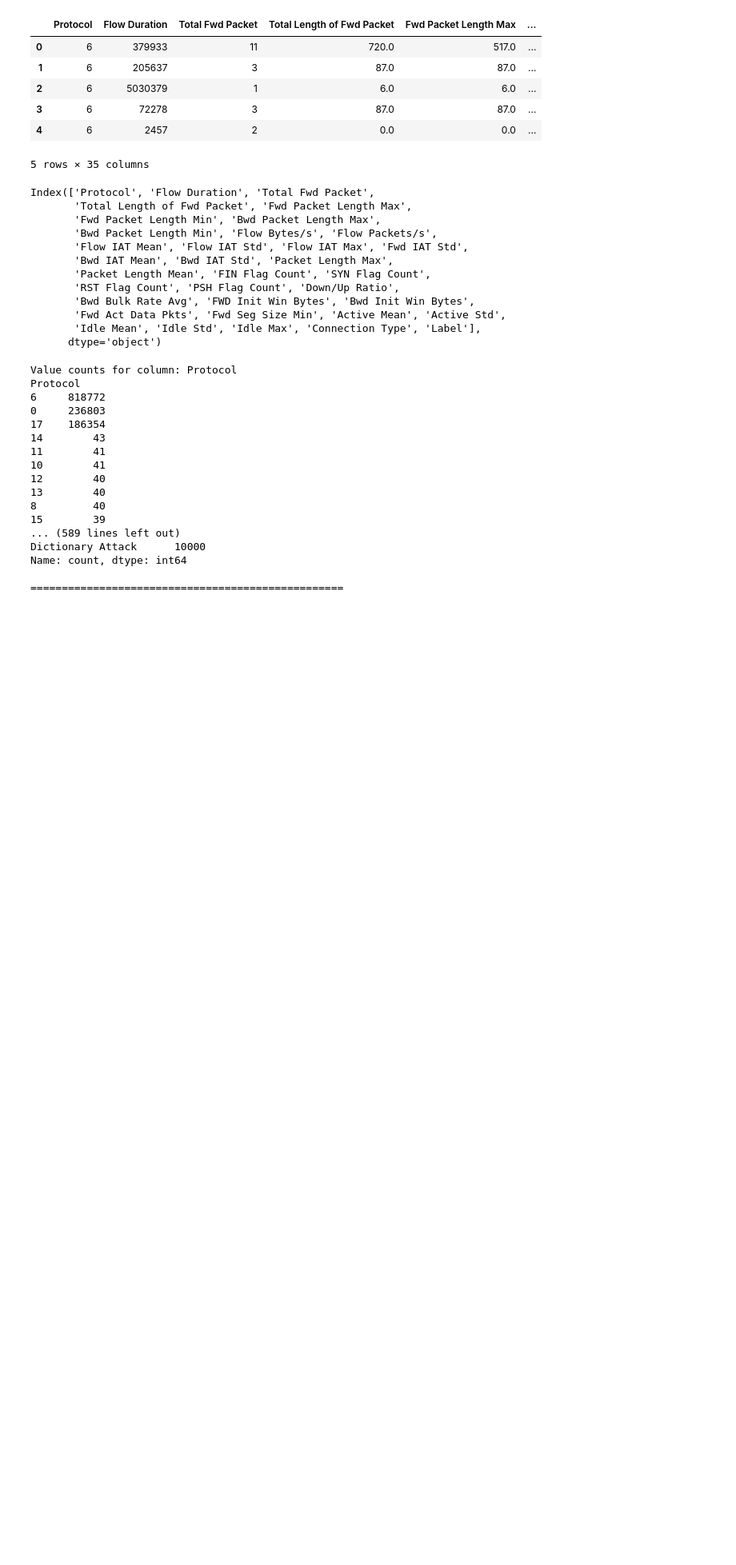
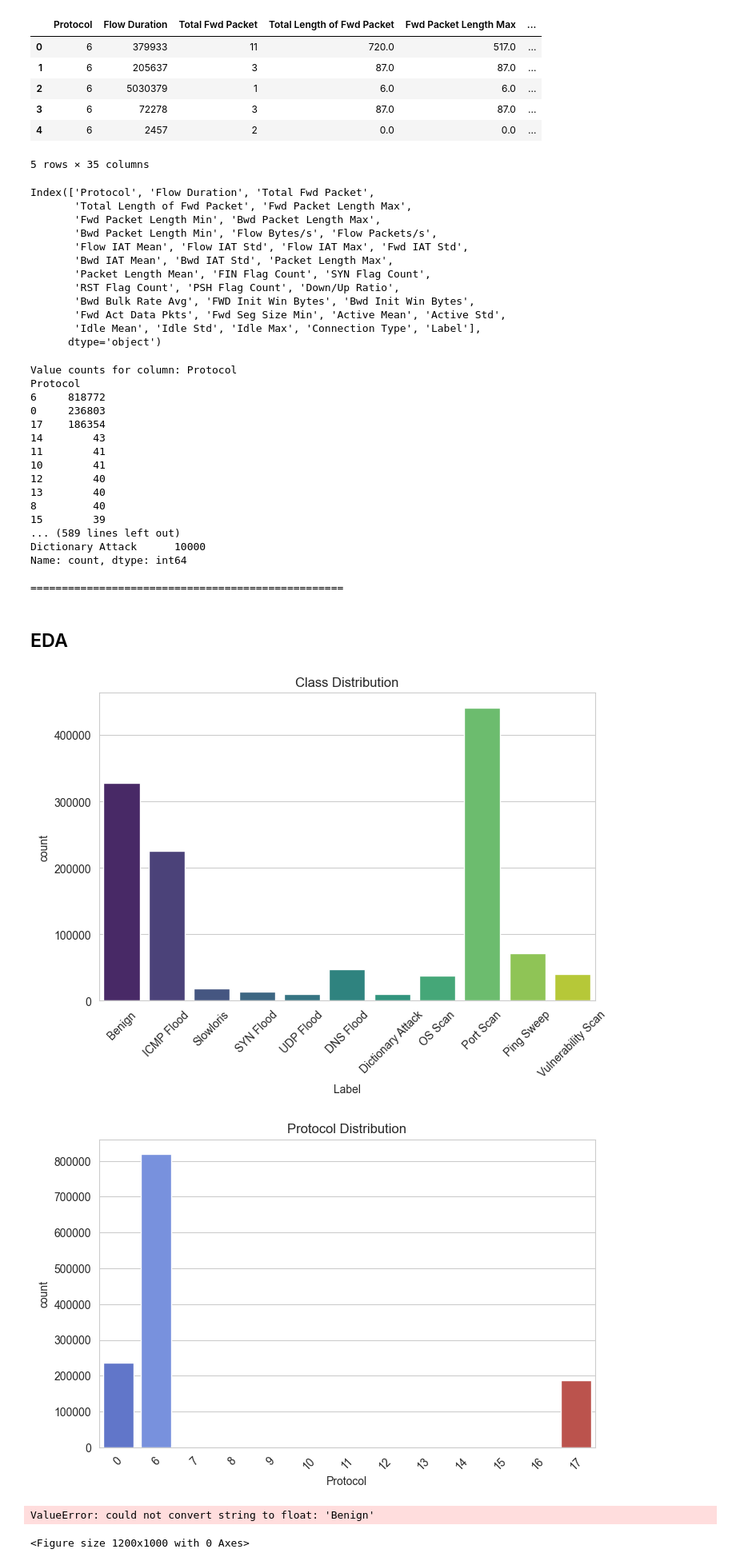
Before and after one commit to tarunganesh2004/IOT-Network-Traffic-Detection, a Jupyter notebook: svm/svm_model.ipynb, the cells around one changed output. Shown: that part at 80% size. Drawn from its saved outputs; the diff is of its cells as text; code cells hidden in the pictures; blank space fills up the shorter version.

```diff
--- a/svm/svm_model.ipynb
+++ b/svm/svm_model.ipynb
@@ -70,3 +70,59 @@ Dictionary Attack      10000
 Name: count, dtype: int64
 
 ==================================================
+# %% [markdown]
+## EDA
+# %%
+import pandas as pd
+import matplotlib.pyplot as plt
+import seaborn as sns
+
+import pandas as pd
+import matplotlib.pyplot as plt
+import seaborn as sns
+
+# Load the dataset again
+
+# Set plot style
+sns.set_style("whitegrid")
+
+# Figure 1: Class Distribution
+plt.figure(figsize=(8, 5))
+sns.countplot(x=df["Label"], palette="viridis")
+plt.title("Class Distribution")
+plt.xticks(rotation=45)
+plt.show()
+
+# Figure 2: Protocol Distribution
+plt.figure(figsize=(8, 5))
+sns.countplot(x=df["Protocol"], palette="coolwarm")
+plt.title("Protocol Distribution")
+plt.xticks(rotation=45)
+plt.show()
+
+# Figure 3: Feature Correlation Heatmap
+plt.figure(figsize=(12, 10))
+correlation_matrix = df.corr()
+sns.heatmap(correlation_matrix, cmap="coolwarm", annot=False)
+plt.title("Feature Correlation Heatmap")
+plt.show()
+
+# Figure 4: Flow Duration Distribution
+plt.figure(figsize=(8, 5))
+sns.histplot(df["Flow Duration"], bins=50, kde=True, color="blue")
+plt.title("Flow Duration Distribution")
+plt.xlabel("Flow Duration")
+plt.show()
+
+# Figure 5: Boxplot of Flow Bytes/s by Label
+plt.figure(figsize=(10, 5))
+sns.boxplot(x="Label", y="Flow Bytes/s", data=df, palette="Set2")
+plt.yscale("log")  # Log scale for better visibility of outliers
+plt.title("Flow Bytes/s Distribution by Label")
+plt.xticks(rotation=45)
+plt.show()
+# %% [output]
+[figure, added]
+[figure, added]
+ValueError: could not convert string to float: 'Benign'
+<Figure size 1200x1000 with 0 Axes>
```
